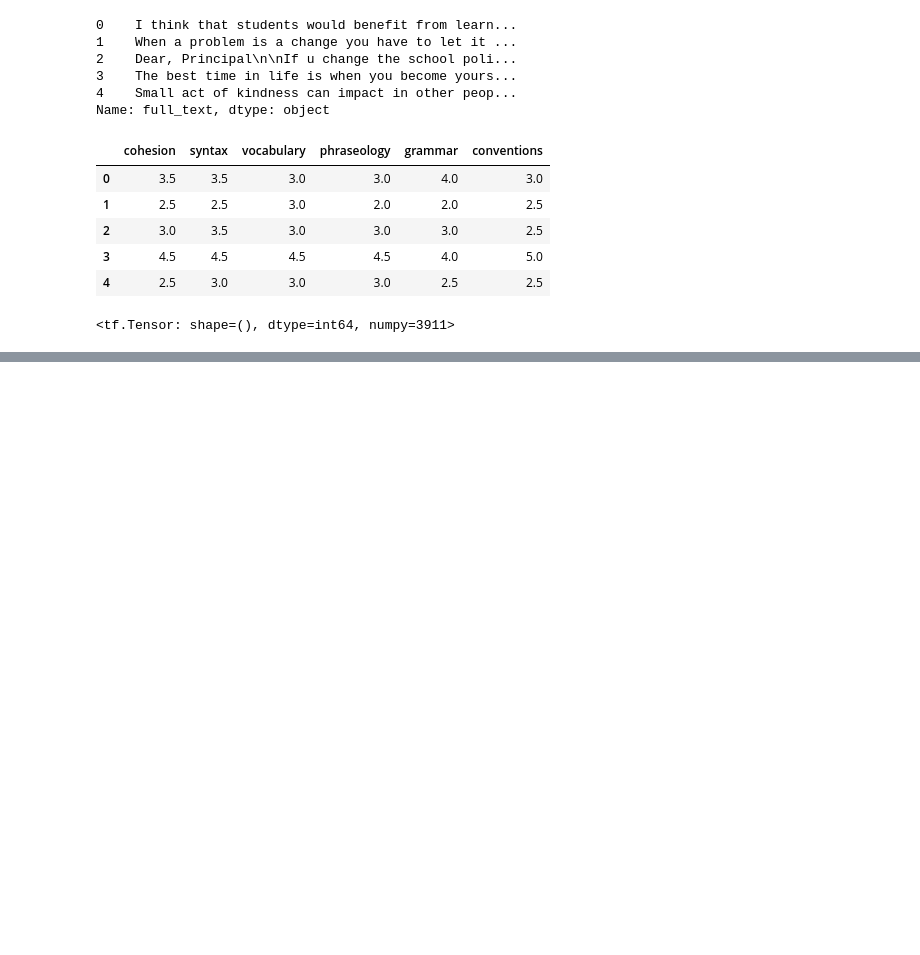
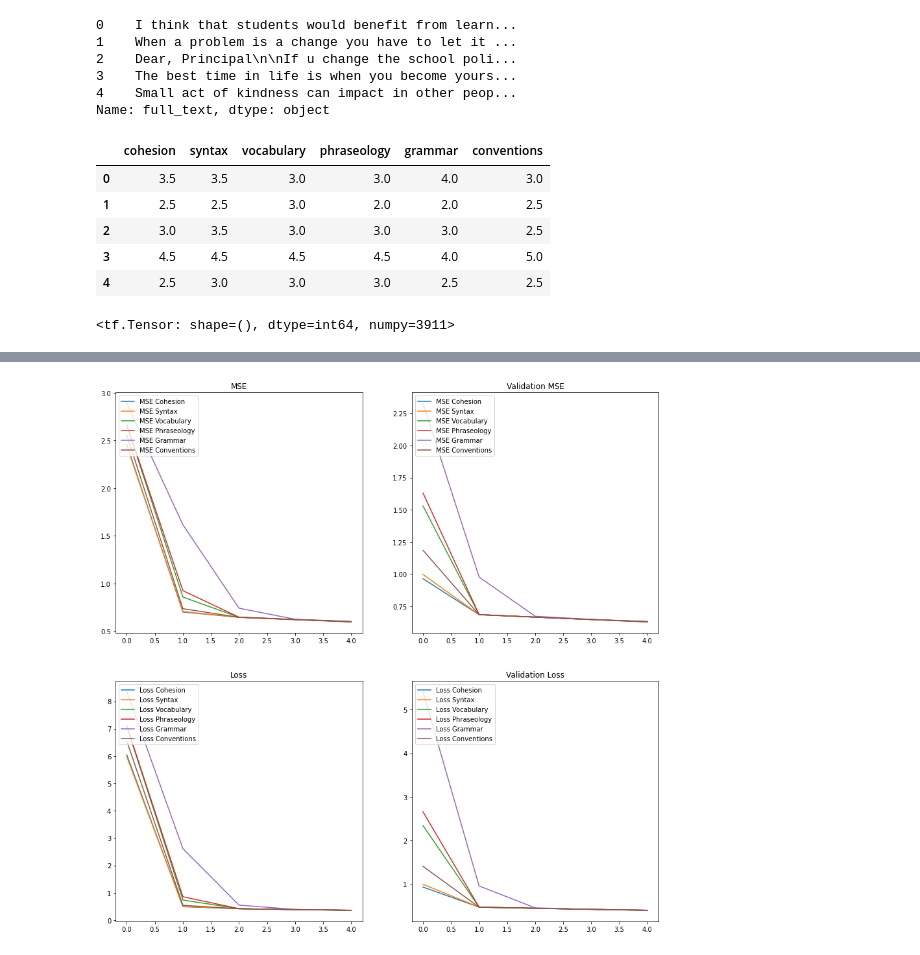
Before and after one commit to 03axdov/EnglishLanguageLearning, a Jupyter notebook: englishlanguagelearning.ipynb, the cells around one changed output, grey strips where cells are left out. Saved outputs shown, nothing was run; the diff lists cells and outputs as text; code cells hidden in the pictures; blank space fills up the shorter version.

```diff
--- a/englishlanguagelearning.ipynb
+++ b/englishlanguagelearning.ipynb
@@ -87,7 +91,7 @@ def custom_standardization(input_data):
   stripped = tf.strings.regex_replace(lowercase, '\n', ' ')
   return tf.strings.regex_replace(stripped, f"[{re.escape(string.punctuation)}]", '')
 # %%
-vocab_size = 20000  # Should be relatively high as there are misspellings
+vocab_size = 10000
 sequence_length = 200
 
 vectorize_layer = tf.keras.layers.TextVectorization(
@@ -174,10 +208,6 @@ history = model.fit(
     train_ds,
     epochs=EPOCHS,
     validation_data=val_ds,
-    callbacks=[
-        tf.keras.callbacks.EarlyStopping(monitor="val_loss", patience=2),
-        tf.keras.callbacks.TensorBoard()
-    ]
 )
 # %% [output]
 Epoch 1/5
@@ -248,0 +244,76 @@ print(prediction)
+# %%
+cohesion = history.history["cohesion_root_mean_squared_error"]
+syntax = history.history["syntax_root_mean_squared_error"]
+vocabulary = history.history["vocabulary_root_mean_squared_error"]
+phraseology = history.history["phraseology_root_mean_squared_error"]
+grammar = history.history["grammar_root_mean_squared_error"]
+conventions = history.history["conventions_root_mean_squared_error"]
+
+val_cohesion = history.history["val_cohesion_root_mean_squared_error"]
+val_syntax = history.history["val_syntax_root_mean_squared_error"]
+val_vocabulary = history.history["val_vocabulary_root_mean_squared_error"]
+val_phraseology = history.history["val_phraseology_root_mean_squared_error"]
+val_grammar = history.history["val_grammar_root_mean_squared_error"]
+val_conventions = history.history["val_conventions_root_mean_squared_error"]
+
+cohesion_loss = history.history["cohesion_loss"]
+syntax_loss = history.history["syntax_loss"]
+vocabulary_loss = history.history["vocabulary_loss"]
+phraseology_loss = history.history["phraseology_loss"]
+grammar_loss = history.history["grammar_loss"]
+conventions_loss = history.history["conventions_loss"]
+
+val_cohesion_loss = history.history["val_cohesion_loss"]
+val_syntax_loss = history.history["val_syntax_loss"]
+val_vocabulary_loss = history.history["val_vocabulary_loss"]
+val_phraseology_loss = history.history["val_phraseology_loss"]
+val_grammar_loss = history.history["val_grammar_loss"]
+val_conventions_loss = history.history["val_conventions_loss"]
+
+import matplotlib.pyplot as plt
+
+plt.figure(figsize=(15,15))
+
+plt.subplot(2,2,1)
+plt.plot(cohesion, label="MSE Cohesion")
+plt.plot(syntax, label="MSE Syntax")
+plt.plot(vocabulary, label="MSE Vocabulary")
+plt.plot(phraseology, label="MSE Phraseology")
+plt.plot(grammar, label="MSE Grammar")
+plt.plot(conventions, label="MSE Conventions")
+plt.title("MSE")
+plt.legend(loc="upper left")
+
+plt.subplot(2,2,2)
+plt.plot(val_cohesion, label="MSE Cohesion")
+plt.plot(val_syntax, label="MSE Syntax")
+plt.plot(val_vocabulary, label="MSE Vocabulary")
+plt.plot(val_phraseology, label="MSE Phraseology")
+plt.plot(val_grammar, label="MSE Grammar")
+plt.plot(val_conventions, label="MSE Conventions")
+plt.title("Validation MSE")
+plt.legend(loc="upper left")
+
+plt.subplot(2,2,3)
+plt.plot(cohesion_loss, label="Loss Cohesion")
+plt.plot(syntax_loss, label="Loss Syntax")
+plt.plot(vocabulary_loss, label="Loss Vocabulary")
+plt.plot(phraseology_loss, label="Loss Phraseology")
+plt.plot(grammar_loss, label="Loss Grammar")
+plt.plot(conventions_loss, label="Loss Conventions")
+plt.title("Loss")
+plt.legend(loc="upper left")
+
+plt.subplot(2,2,4)
+plt.plot(val_cohesion_loss, label="Loss Cohesion")
+plt.plot(val_syntax_loss, label="Loss Syntax")
+plt.plot(val_vocabulary_loss, label="Loss Vocabulary")
+plt.plot(val_phraseology_loss, label="Loss Phraseology")
+plt.plot(val_grammar_loss, label="Loss Grammar")
+plt.plot(val_conventions_loss, label="Loss Conventions")
+plt.title("Validation Loss")
+plt.legend(loc="upper left")
+
+plt.show()
+# %% [output]
+[figure, added]
```
Also changed, not shown: parts of 18 cells of this notebook.
